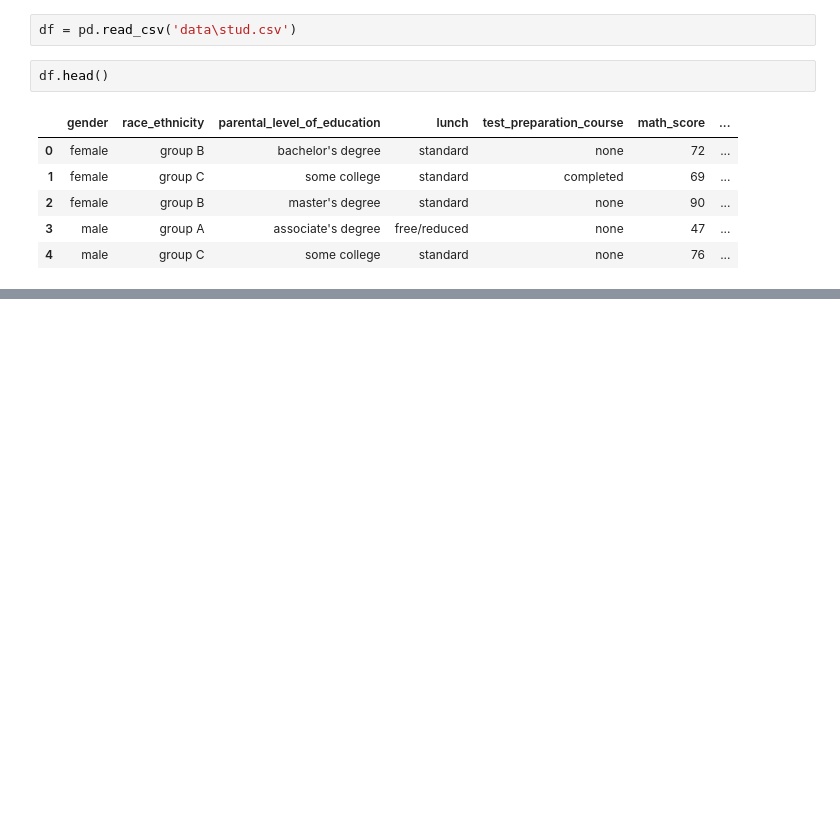
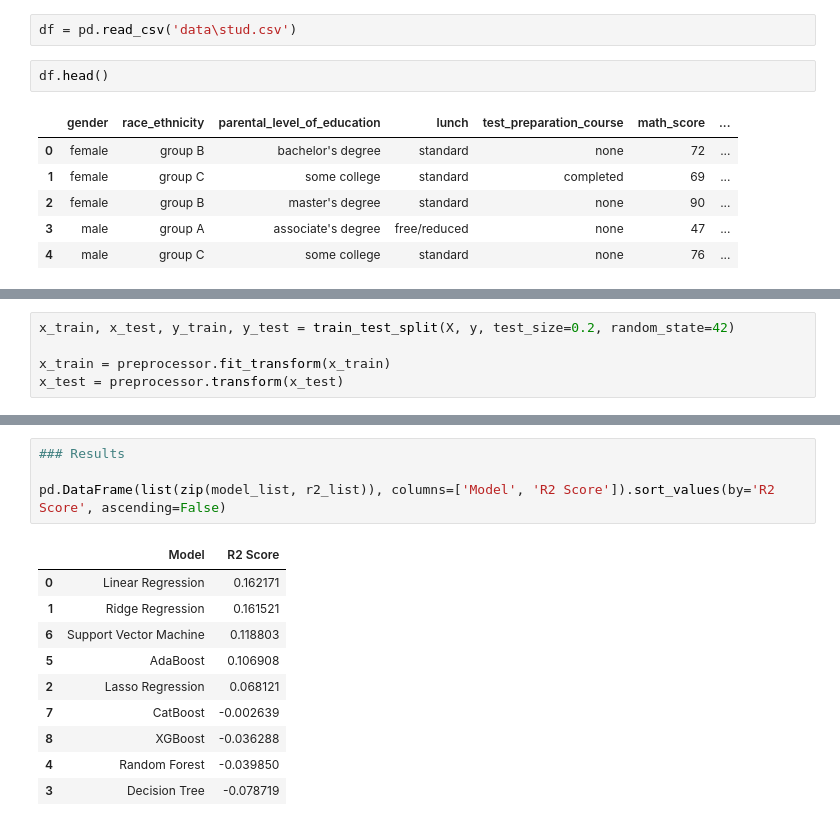
Before and after one commit to akxiit/Exam-Score-Prediction, a Jupyter notebook: notebook/model_training.ipynb, the cells around one changed output, grey strips where cells are left out. Saved outputs shown, nothing was run; the diff lists cells and outputs as text; blank space fills up the shorter version.

```diff
--- a/notebook/model_training.ipynb
+++ b/notebook/model_training.ipynb
@@ -29,0 +55,5 @@ df.head()
+# %%
+x_train, x_test, y_train, y_test = train_test_split(X, y, test_size=0.2, random_state=42)
+
+x_train = preprocessor.fit_transform(x_train)
+x_test = preprocessor.transform(x_test)
@@ -29,0 +136,15 @@ df.head()
+# %%
+### Results
+
+pd.DataFrame(list(zip(model_list, r2_list)), columns=['Model', 'R2 Score']).sort_values(by='R2 Score', ascending=False)
+# %% [output]
+|  | Model | R2 Score |
+| 0 | Linear Regression | 0.162171 |
+| 1 | Ridge Regression | 0.161521 |
+| 6 | Support Vector Machine | 0.118803 |
+| 5 | AdaBoost | 0.106908 |
+| 2 | Lasso Regression | 0.068121 |
+| 7 | CatBoost | -0.002639 |
+| 8 | XGBoost | -0.036288 |
+| 4 | Random Forest | -0.039850 |
+| 3 | Decision Tree | -0.078719 |
```
Also changed, not shown: parts of 10 cells of this notebook, 4 other files.
